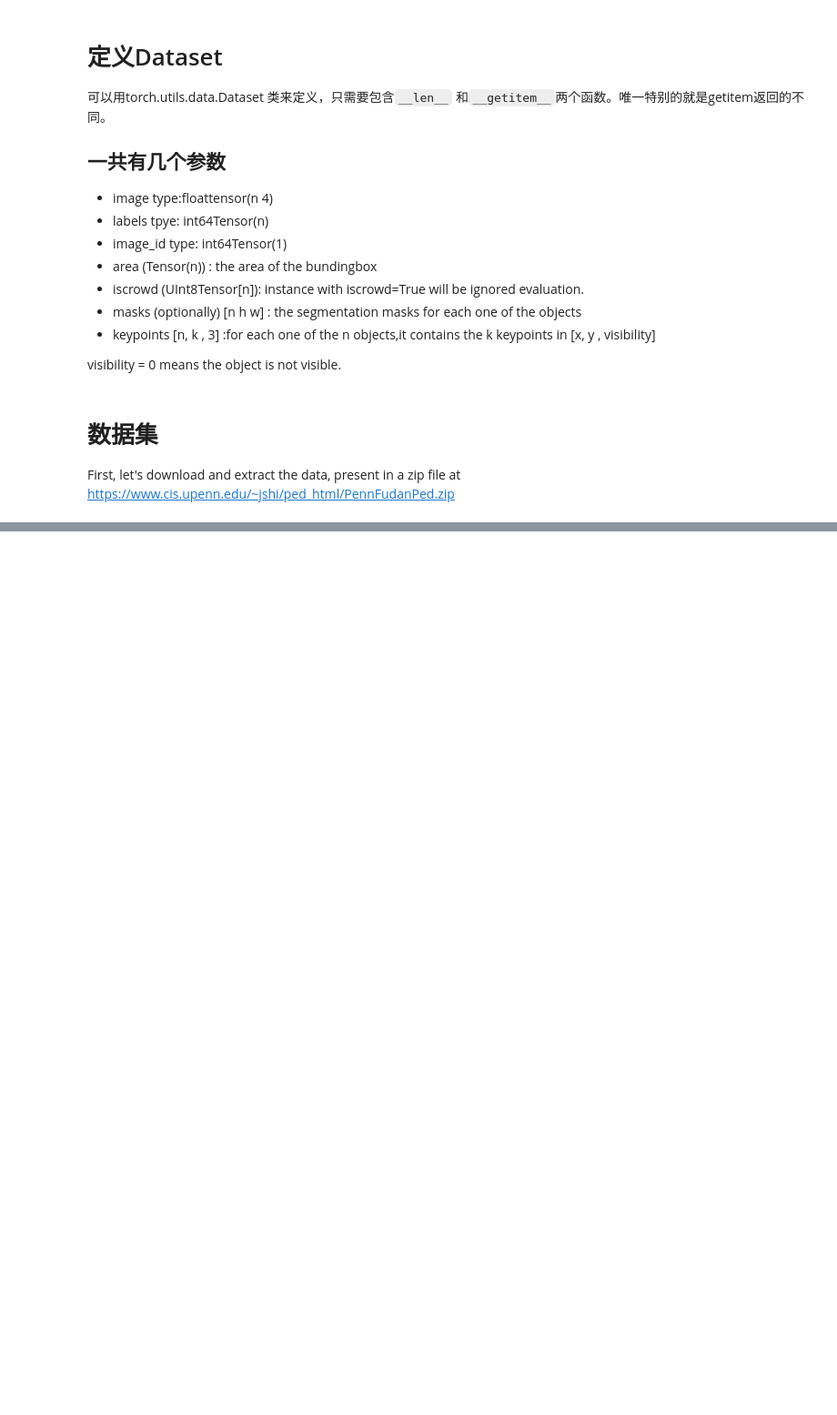
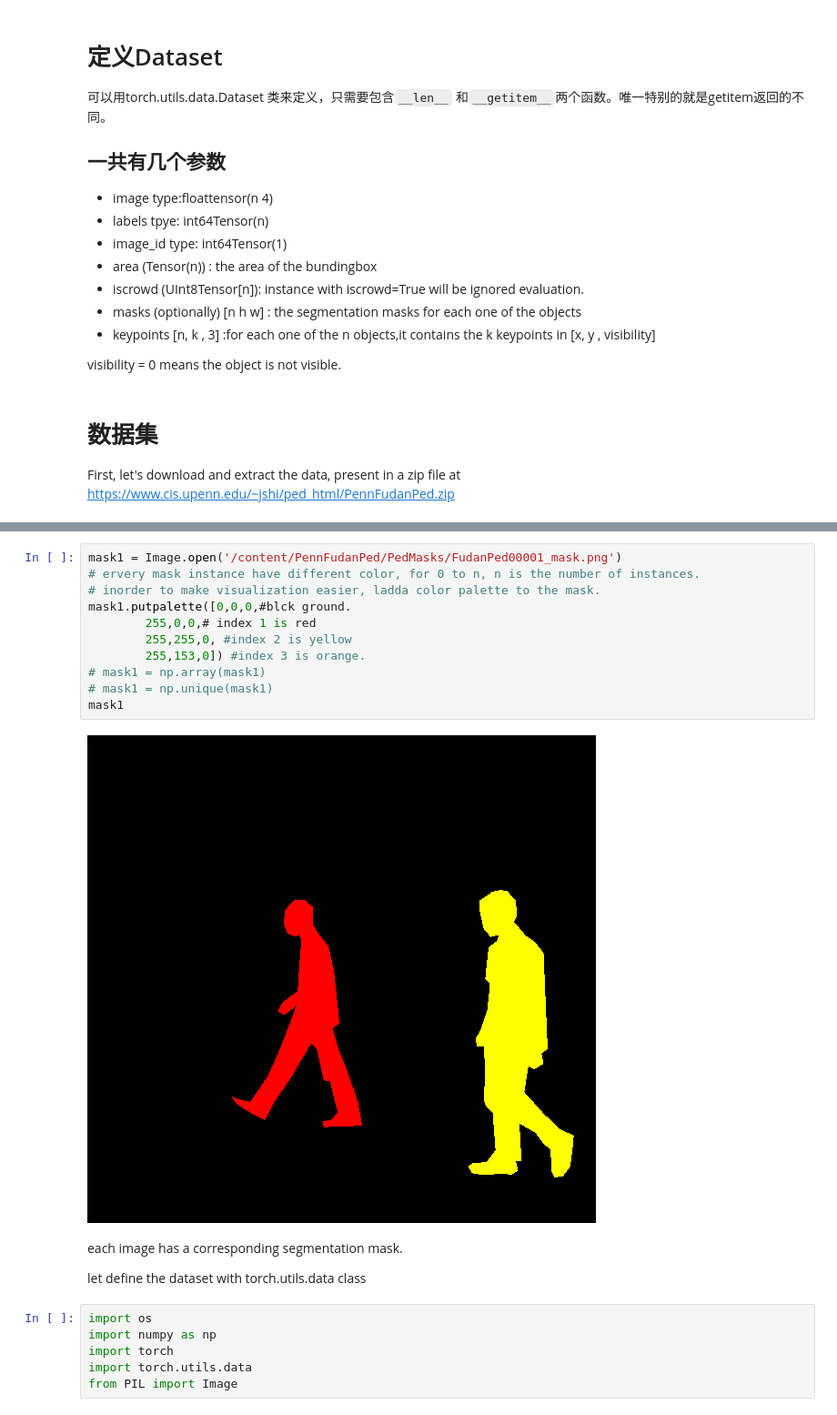
Before and after one commit to smiledinisa/DeepLearning-In-Action, a Jupyter notebook: MyFirst_note.ipynb, the cells around one changed output, grey strips where cells are left out. Shown at 91% size. Cells and saved outputs as stored; diff of their text form; blank space fills up the shorter version.

```diff
--- a/MyFirst_note.ipynb
+++ b/MyFirst_note.ipynb
@@ -86,0 +91,23 @@ drive  sample_data
+# %%
+mask1 = Image.open('/content/PennFudanPed/PedMasks/FudanPed00001_mask.png')
+# ervery mask instance have different color, for 0 to n, n is the number of instances.
+# inorder to make visualization easier, ladda color palette to the mask.
+mask1.putpalette([0,0,0,#blck ground.
+        255,0,0,# index 1 is red
+        255,255,0, #index 2 is yellow
+        255,153,0]) #index 3 is orange.
+# mask1 = np.array(mask1)
+# mask1 = np.unique(mask1)
+mask1
+# %% [output]
+[figure, added]
+# %% [markdown]
+each image has a corresponding segmentation mask.
+
+let define the dataset with torch.utils.data class
+# %%
+import os
+import numpy as np
+import torch
+import torch.utils.data
+from PIL import Image
```
Also changed, not shown: parts of 7 cells of this notebook.
